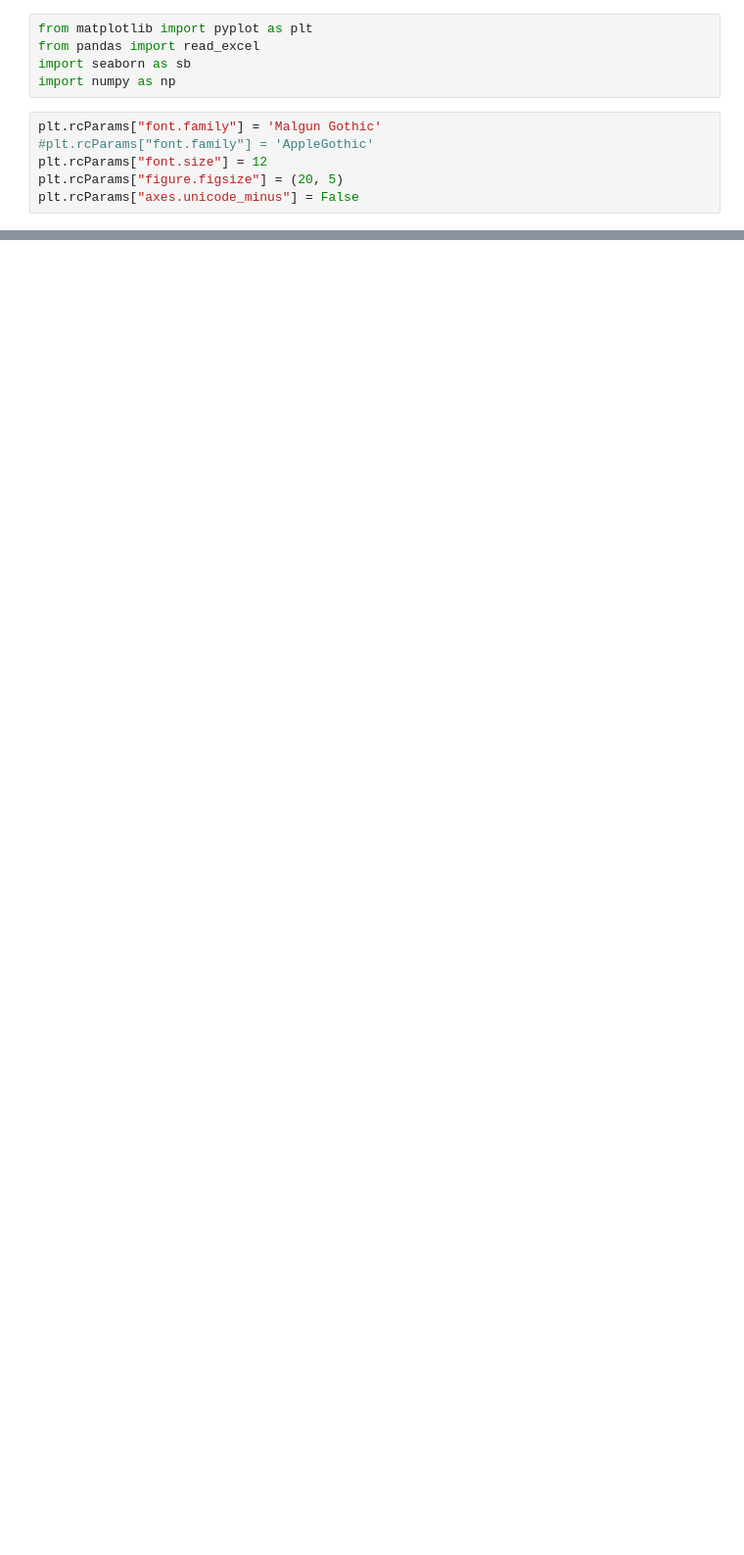
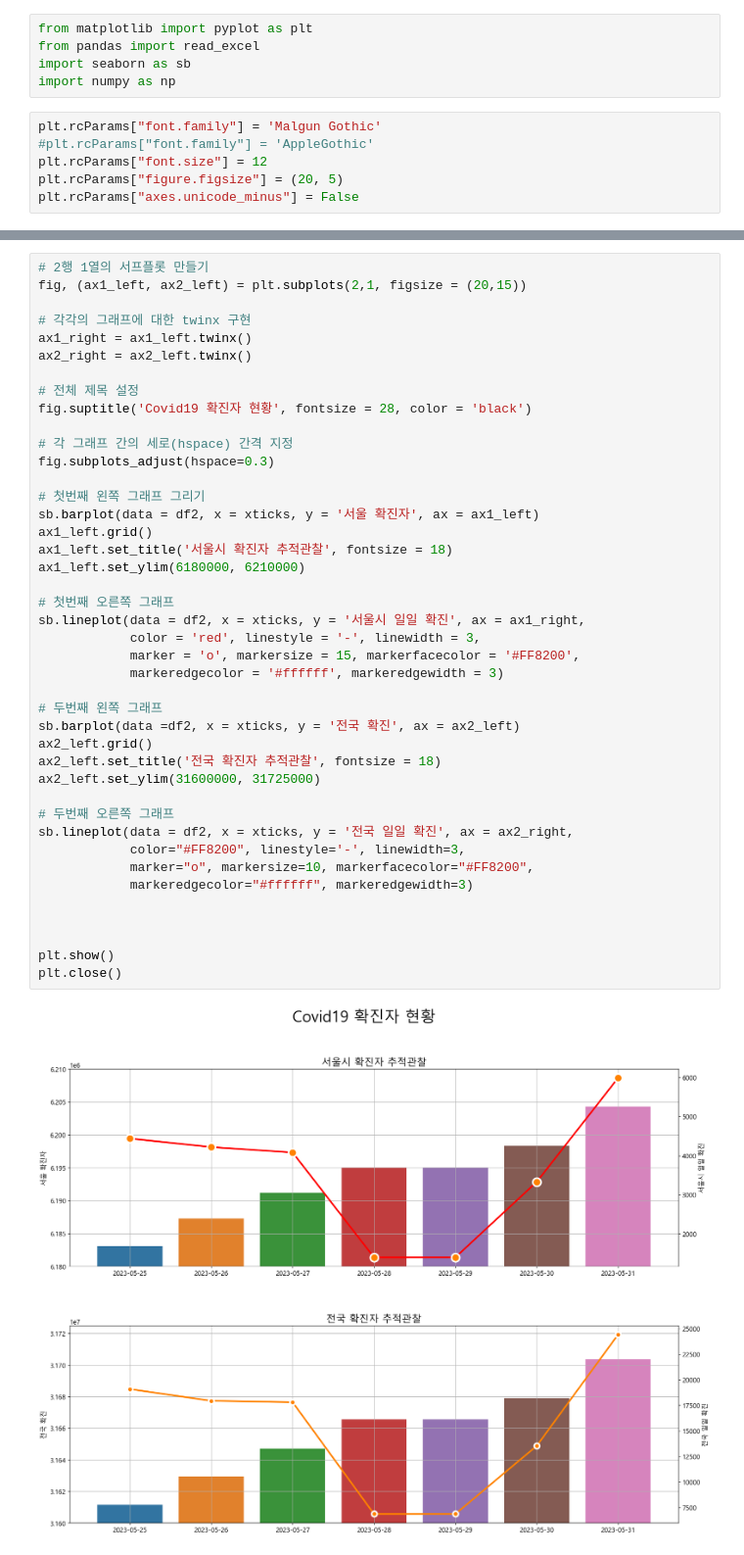
Before and after one commit to MDBluequasar/BigdatamegaIT, a Jupyter notebook: 수업내용/D_탐색적_데이터/01_데이터_시각화/연습문제(2)나의풀이.ipynb, the cells around one changed output, grey strips where cells are left out. Shown at 98% size. Drawn from its saved outputs; the diff is of its cells as text; blank space fills up the shorter version.

```diff
--- a/수업내용/D_탐색적_데이터/01_데이터_시각화/연습문제(2)나의풀이.ipynb
+++ b/수업내용/D_탐색적_데이터/01_데이터_시각화/연습문제(2)나의풀이.ipynb
@@ -66,0 +44,44 @@ plt.close()
+# %%
+# 2행 1열의 서프플롯 만들기
+fig, (ax1_left, ax2_left) = plt.subplots(2,1, figsize = (20,15))
+
+# 각각의 그래프에 대한 twinx 구현
+ax1_right = ax1_left.twinx()
+ax2_right = ax2_left.twinx()
+
+# 전체 제목 설정
+fig.suptitle('Covid19 확진자 현황', fontsize = 28, color = 'black')
+
+# 각 그래프 간의 세로(hspace) 간격 지정
+fig.subplots_adjust(hspace=0.3)
+
+# 첫번째 왼쪽 그래프 그리기
+sb.barplot(data = df2, x = xticks, y = '서울 확진자', ax = ax1_left)
+ax1_left.grid()
+ax1_left.set_title('서울시 확진자 추적관찰', fontsize = 18)
+ax1_left.set_ylim(6180000, 6210000)
+
+# 첫번째 오른쪽 그래프
+sb.lineplot(data = df2, x = xticks, y = '서울시 일일 확진', ax = ax1_right,
+            color = 'red', linestyle = '-', linewidth = 3,
+            marker = 'o', markersize = 15, markerfacecolor = '#FF8200',
+            markeredgecolor = '#ffffff', markeredgewidth = 3)
+
+# 두번째 왼쪽 그래프
+sb.barplot(data =df2, x = xticks, y = '전국 확진', ax = ax2_left)
+ax2_left.grid()
+ax2_left.set_title('전국 확진자 추적관찰', fontsize = 18)
+ax2_left.set_ylim(31600000, 31725000)
+
+# 두번째 오른쪽 그래프
+sb.lineplot(data = df2, x = xticks, y = '전국 일일 확진', ax = ax2_right,
+            color="#FF8200", linestyle='-', linewidth=3,
+            marker="o", markersize=10, markerfacecolor="#FF8200",
+            markeredgecolor="#ffffff", markeredgewidth=3)
+
+
+
+plt.show()
+plt.close()
+# %% [output]
+[figure, added]
```
Also changed, not shown: parts of 3 cells of this notebook, 10 other files.
